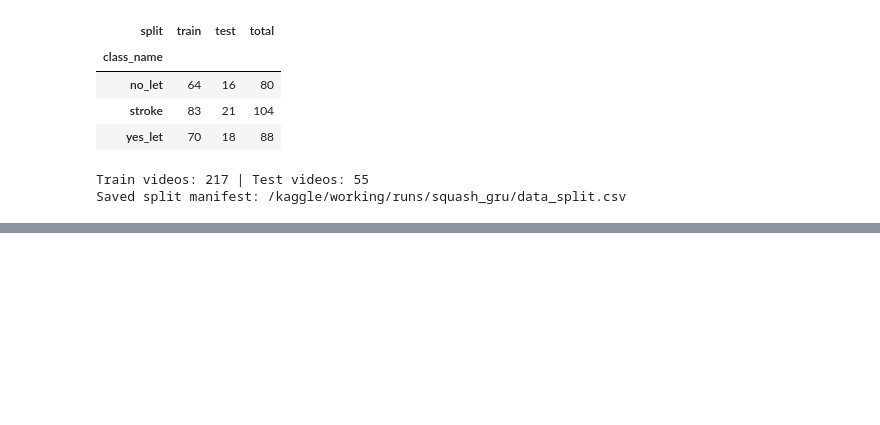
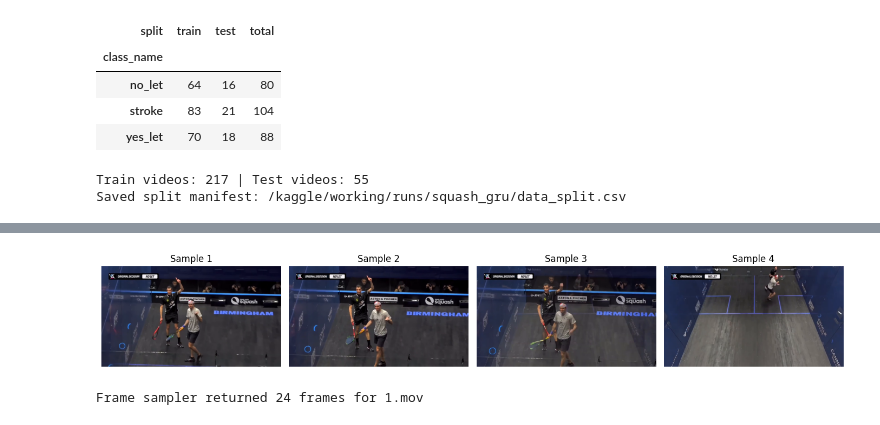
Before and after one commit to AI-Projects-S1-26-27/T10_GameVisionAI, a Jupyter notebook: notebook.ipynb, the cells around one changed output, grey strips where cells are left out. Cells and saved outputs as stored; diff of their text form; code cells hidden in the pictures; blank space fills up the shorter version.

```diff
--- a/notebook.ipynb
+++ b/notebook.ipynb
@@ -327,0 +332,65 @@ Saved split manifest: /kaggle/working/runs/squash_gru/data_split.csv
+# %%
+def sample_video_frames(video_path: Path, num_frames: int = NUM_FRAMES):
+    cap = cv2.VideoCapture(str(video_path))
+    if not cap.isOpened():
+        raise RuntimeError(
+            f"OpenCV could not open {video_path}. Check the file and codec/FFmpeg support."
+        )
+
+    frames = []
+    try:
+        frame_count = int(cap.get(cv2.CAP_PROP_FRAME_COUNT))
+
+        if frame_count > 0:
+            indices = np.rint(np.linspace(0, max(frame_count - 1, 0), num_frames)).astype(int)
+            for frame_index in indices:
+                cap.set(cv2.CAP_PROP_POS_FRAMES, int(frame_index))
+                ok, bgr = cap.read()
+                if ok and bgr is not None:
+                    frames.append(cv2.cvtColor(bgr, cv2.COLOR_BGR2RGB))
+        else:
+            # Fallback for containers that do not report frame count: reservoir sample
+            # decoded frames, then restore their original time order.
+            rng = np.random.default_rng(RANDOM_SEED)
+            reservoir = []
+            frame_index = 0
+            while True:
+                ok, bgr = cap.read()
+                if not ok:
+                    break
+                rgb = cv2.cvtColor(bgr, cv2.COLOR_BGR2RGB)
+                if frame_index < num_frames:
+                    reservoir.append((frame_index, rgb))
+                else:
+                    chosen = int(rng.integers(0, frame_index + 1))
+                    if chosen < num_frames:
+                        reservoir[chosen] = (frame_index, rgb)
+                frame_index += 1
+            reservoir.sort(key=lambda item: item[0])
+            frames = [frame for _, frame in reservoir]
+    finally:
+        cap.release()
+
+    if not frames:
+        raise RuntimeError(f"No readable frames found in {video_path}")
+
+    if len(frames) != num_frames:
+        indices = np.rint(np.linspace(0, len(frames) - 1, num_frames)).astype(int)
+        frames = [frames[int(i)] for i in indices]
+
+    return frames
+
+
+# Quick visual check on one video before processing the whole dataset.
+preview_frames = sample_video_frames(video_paths[0], NUM_FRAMES)
+fig, axes = plt.subplots(1, min(4, NUM_FRAMES), figsize=(14, 3))
+for ax, frame, frame_no in zip(np.atleast_1d(axes), preview_frames[:4], range(1, 5)):
+    ax.imshow(frame)
+    ax.set_title(f"Sample {frame_no}")
+    ax.axis("off")
+plt.tight_layout()
+plt.show()
+print(f"Frame sampler returned {len(preview_frames)} frames for {video_paths[0].name}")
+# %% [output]
+[figure, added]
+Frame sampler returned 24 frames for 1.mov
```
Also changed, not shown: parts of 5 cells of this notebook.
